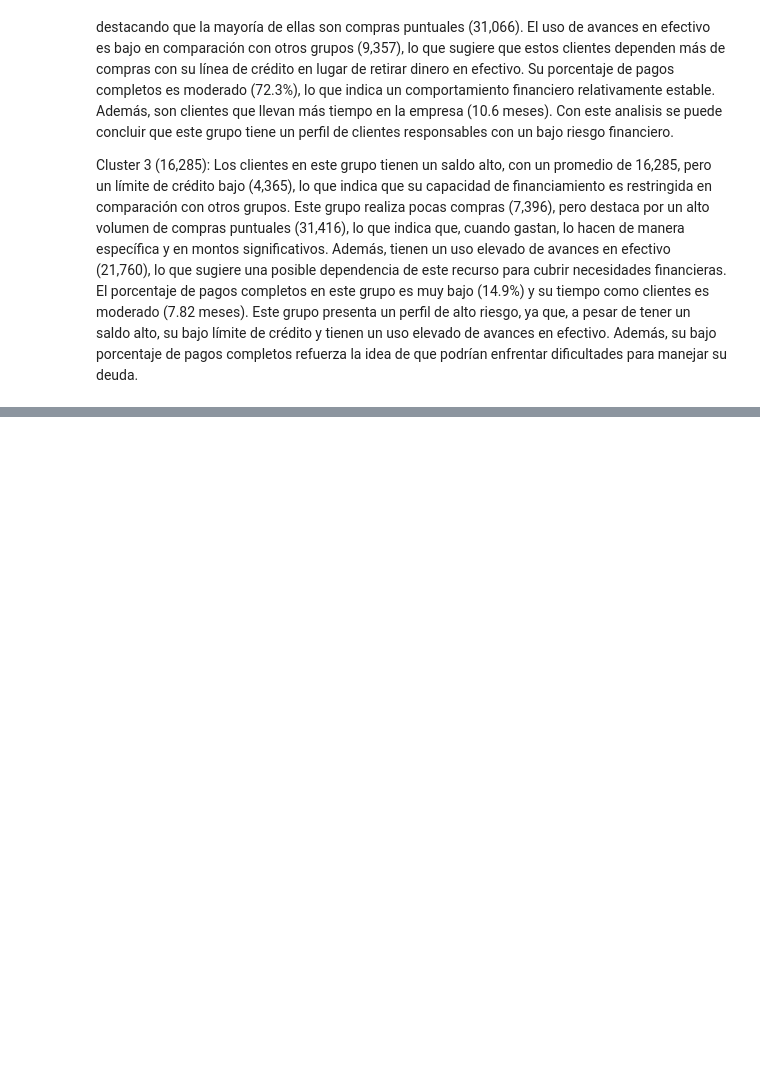
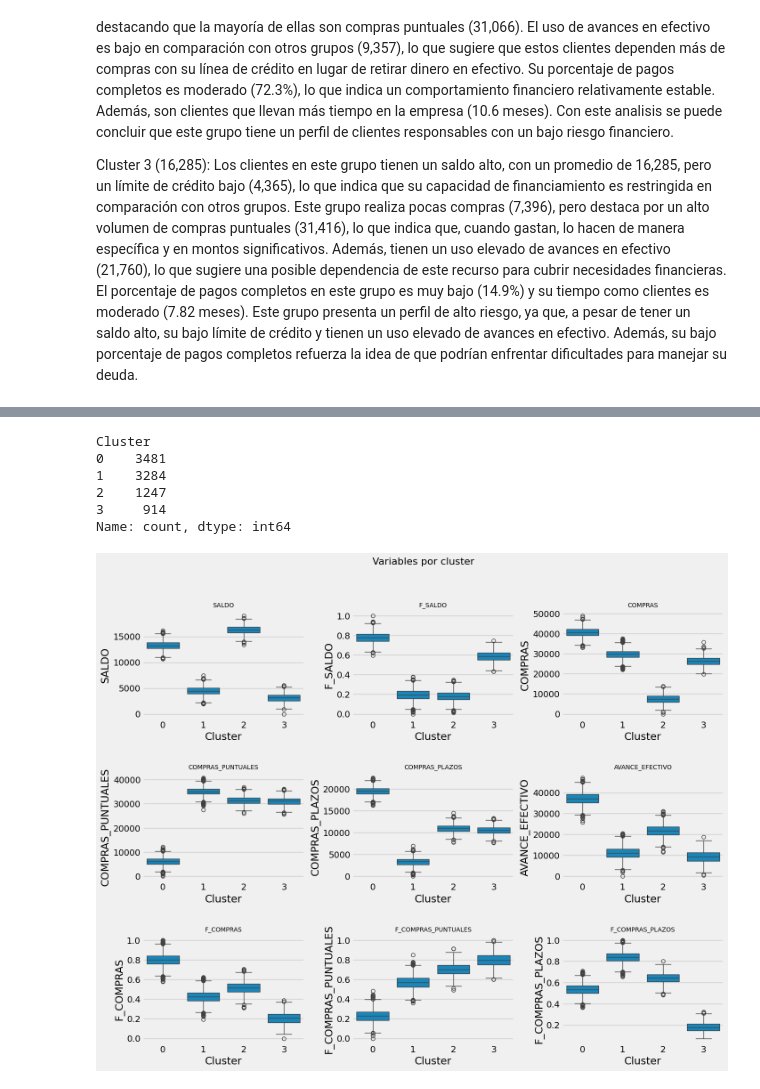
Before and after one commit to andreschaparr0/Laboratorios-BI, a Jupyter notebook: Lab02-BI/Lab02.ipynb, the cells around one changed output, grey strips where cells are left out. Drawn from its saved outputs; the diff is of its cells as text; code cells hidden in the pictures; blank space fills up the shorter version.

```diff
--- a/Lab02-BI/Lab02.ipynb
+++ b/Lab02-BI/Lab02.ipynb
@@ -735,0 +827,22 @@ Cluster 3 (16,285): Los clientes en este grupo tienen un saldo alto, con un prom
+# %%
+from sklearn.cluster import MeanShift
+from sklearn.metrics import silhouette_score
+import numpy as np
+
+bandwidth_values = np.linspace(0.5, 3, 10)
+best_score = -1
+best_bandwidth = None
+
+for bw in bandwidth_values:
+    mean_shift = MeanShift(bandwidth=bw)
+    labels = mean_shift.fit_predict(X)
+
+    if len(np.unique(labels)) > 1:
+        score = silhouette_score(X, labels)
+        print(f"Bandwidth: {bw}, Silhouette Score: {score}")
+
+        if score > best_score:
+            best_score = score
+            best_bandwidth = bw
+
+print(f"\nMejor bandwidth: {best_bandwidth} con Silhouette Score: {best_score}")
@@ -735,0 +889,23 @@ Cluster 3 (16,285): Los clientes en este grupo tienen un saldo alto, con un prom
+# %%
+datos_MEAN = datos_limpios3.copy()
+datos_MEAN['Cluster'] = labels
+datos_MEAN['Cluster'].value_counts()
+# %% [output]
+Cluster
+0    3481
+1    3284
+2    1247
+3     914
+Name: count, dtype: int64
+# %%
+# Boxplot de las variables por grupo
+fig, axes = plt.subplots(3, 3, figsize=(15, 12))
+fig.subplots_adjust(hspace=0.5, wspace=0.3)
+for ax, col in zip(axes.flat, media_variables.columns):
+    sns.boxplot(x='Cluster', y=col, data=datos_MEAN, ax=ax)
+    ax.set_title(col, fontsize=10)  # Reducir tamaño y rotar títulos
+
+plt.suptitle("Variables por cluster", fontsize=16)
+plt.show()
+# %% [output]
+[figure, added]
```
Also changed, not shown: parts of 22 cells of this notebook.
